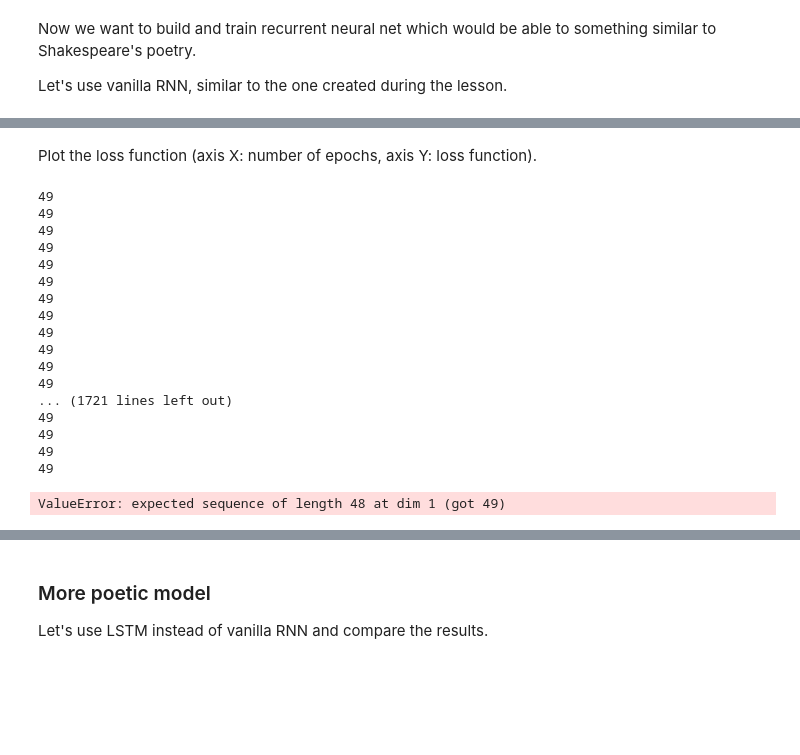
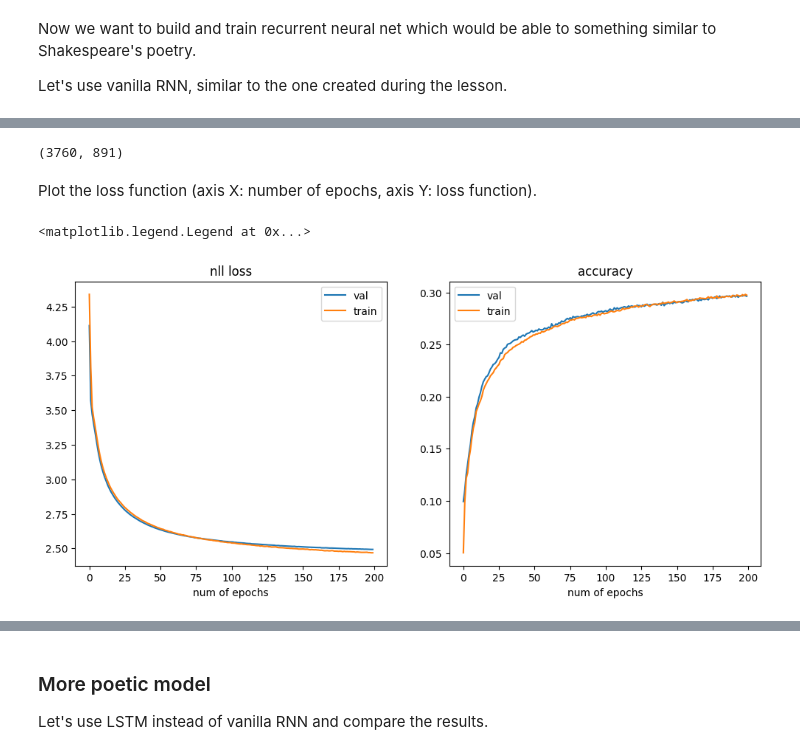
Before and after one commit to bazarovta/giraffe_ml, a Jupyter notebook: lab03_poetry_generation.ipynb, the cells around one changed output, grey strips where cells are left out. Saved outputs shown, nothing was run; the diff lists cells and outputs as text; code cells hidden in the pictures; blank space fills up the shorter version.

```diff
--- a/lab03_poetry_generation.ipynb
+++ b/lab03_poetry_generation.ipynb
@@ -349,3 +401,20 @@ def rnn_loop(rnn_cell, batch_ix):
         logprobs.append(F.log_softmax(logits, -1))
 
     return torch.stack(logprobs, dim=1)
+# %%
+#hyperparams:
+batch_size = 128
+emb_size = 12
+hidden_state_size = 32
+device = torch.device("cuda" if torch.cuda.is_available() else "cpu")
+#vocab_size = 52
+
+#params
+#context_len = max(stats)
+context_len = 15
+# %%
+train_ds = dataset(train_sonnets, context_len)
+train_loader = data.DataLoader(train_ds, batch_size=batch_size, shuffle=True)
+
+val_ds = dataset(val_sonnets, context_len)
+val_loader = data.DataLoader(val_ds, batch_size=batch_size, shuffle=True)
@@ -352,24 +427,15 @@ def rnn_loop(rnn_cell, batch_ix):
+# %%
+len(train_ds), len(val_ds)
+# %% [output]
+(3760, 891)
+# %%
+vanilla = vanilla_cell(vocab_size, emb_size, hidden_state_size)
+criterion = nn.NLLLoss()
+opt = torch.optim.Adam(vanilla.parameters())
+
+train_loss=[]
+train_acc=[]
+val_loss=[]
+val_acc=[]
 # %% [markdown]
 Plot the loss function (axis X: number of epochs, axis Y: loss function).
-# %%
-ds = dataset(train_text_s, context_len)
-dl = data.DataLoader(ds, batch_size=batch_size)
-# %% [output]
-49
-49
-49
-49
-49
-49
-49
-49
-49
-49
-49
-49
-... (1721 lines left out)
-49
-49
-49
-49
-ValueError: expected sequence of length 48 at dim 1 (got 49)
@@ -375,0 +500,19 @@ ValueError: expected sequence of length 48 at dim 1 (got 49)
+# %%
+plt.figure(figsize=(12, 5))
+
+plt.subplot(1, 2, 1)
+plt.plot(val_loss, label="val")
+plt.plot(train_loss, label="train")
+plt.title("nll loss")
+plt.xlabel("num of epochs")
+plt.legend()
+
+plt.subplot(1, 2, 2)
+plt.plot(val_acc, label="val")
+plt.plot(train_acc, label="train")
+plt.title("accuracy")
+plt.xlabel("num of epochs")
+plt.legend()
+# %% [output]
+<matplotlib.legend.Legend at 0x...>
+[figure, added]
```
Also changed, not shown: parts of 47 cells of this notebook.
